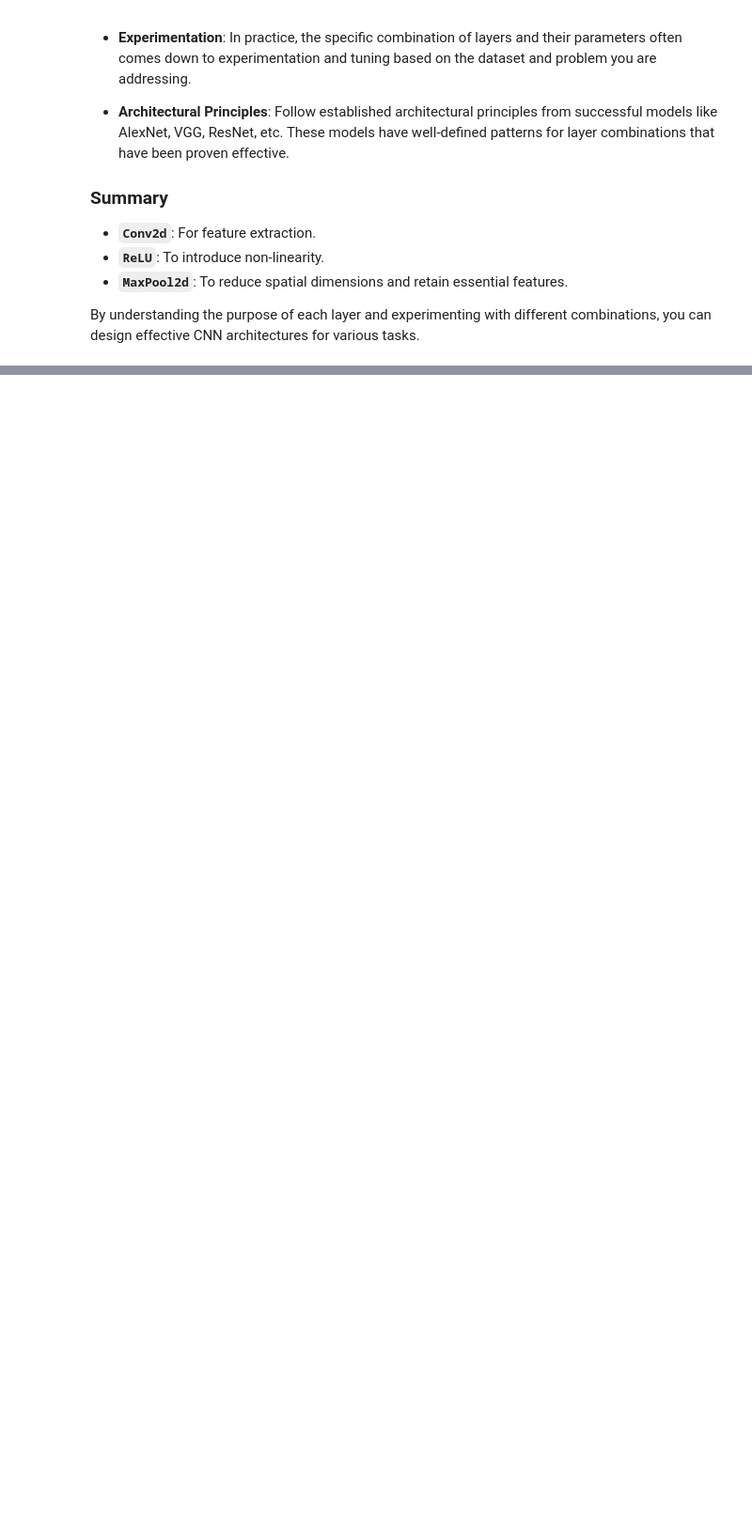
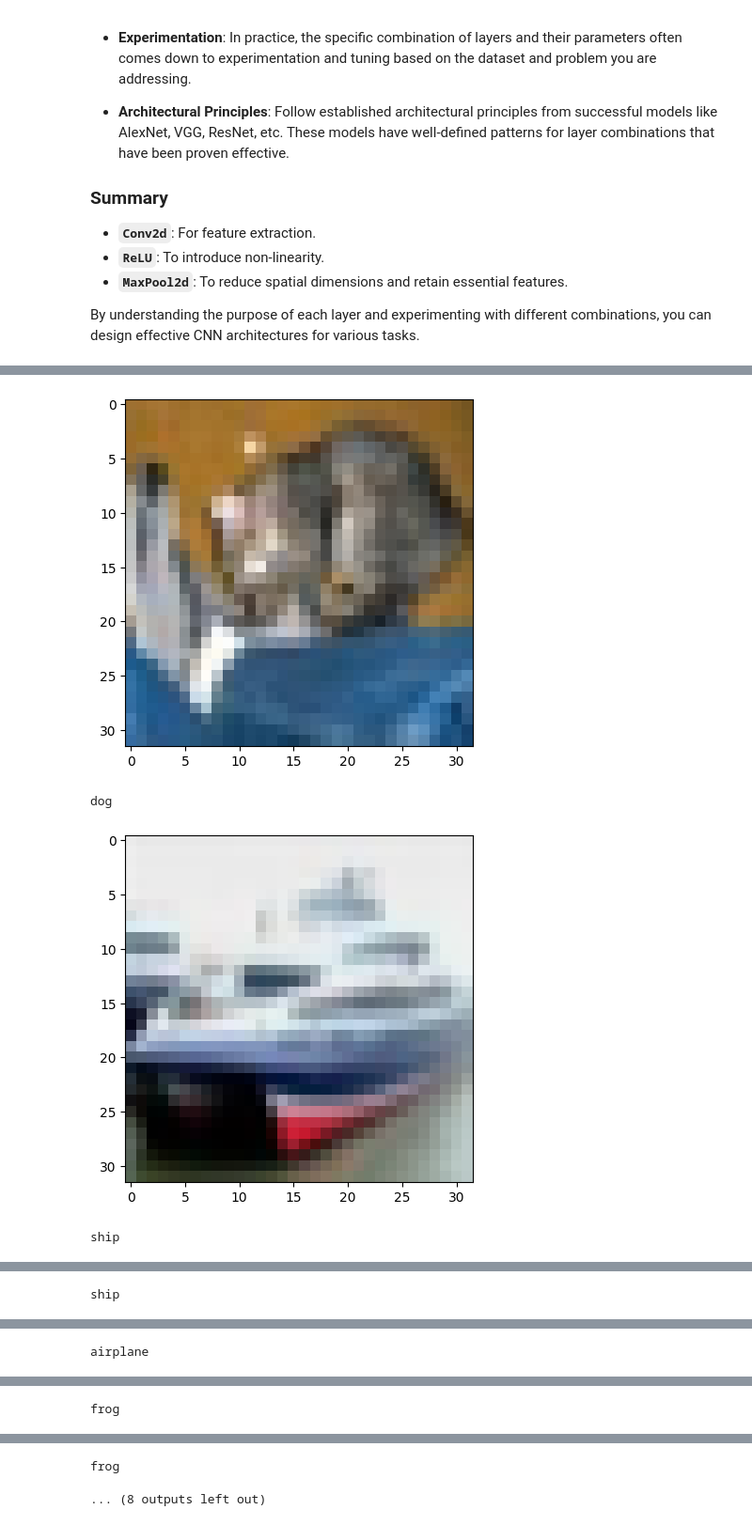
Before and after one commit to MathewS424/PyTorch-Tutorial, a Jupyter notebook: 22_CNN_Implementation_4.ipynb, the cells around one changed output, grey strips where cells are left out. Shown at 94% size. Cells and saved outputs as stored; diff of their text form; code cells hidden in the pictures; blank space fills up the shorter version.

```diff
--- a/22_CNN_Implementation_4.ipynb
+++ b/22_CNN_Implementation_4.ipynb
@@ -596,0 +685,4 @@ By understanding the purpose of each layer and experimenting with different comb
+# %%
+# load from file and switch to inference mode
+model = torch.load('cnn.pt')
+model.eval()
@@ -596,0 +707,5 @@ By understanding the purpose of each layer and experimenting with different comb
+# %%
+input_tensors = []
+for image in dataset_test['img'][:10]:
+    tensor = preprocess(image)
+    input_tensors.append(tensor.to(device))
@@ -596,0 +722,4 @@ By understanding the purpose of each layer and experimenting with different comb
+# %%
+# stack into a single tensor
+input_tensors = torch.stack(input_tensors)
+input_tensors.shape
@@ -596,0 +728,6 @@ By understanding the purpose of each layer and experimenting with different comb
+# %%
+# process through model to get output logits
+outputs = model(input_tensors)
+# calculate predictions
+predicted = torch.argmax(outputs, dim=1)
+predicted
@@ -596,0 +750,12 @@ By understanding the purpose of each layer and experimenting with different comb
+# %%
+import matplotlib.pyplot as plt
+
+for i, image in enumerate(dataset_test['img'][:10]):
+    plt.imshow(image)
+    plt.show()
+    print(dataset_test.features['label'].names[predicted[i]])
+# %% [output]
+[figure, added]
+dog
+[figure, added]
+ship
@@ -596,0 +763 @@ By understanding the purpose of each layer and experimenting with different comb
+ship
@@ -596,0 +765 @@ By understanding the purpose of each layer and experimenting with different comb
+airplane
@@ -596,0 +767 @@ By understanding the purpose of each layer and experimenting with different comb
+frog
@@ -596,0 +769,2 @@ By understanding the purpose of each layer and experimenting with different comb
+frog
+... (8 outputs left out)
```
Also changed, not shown: parts of 13 cells of this notebook.
